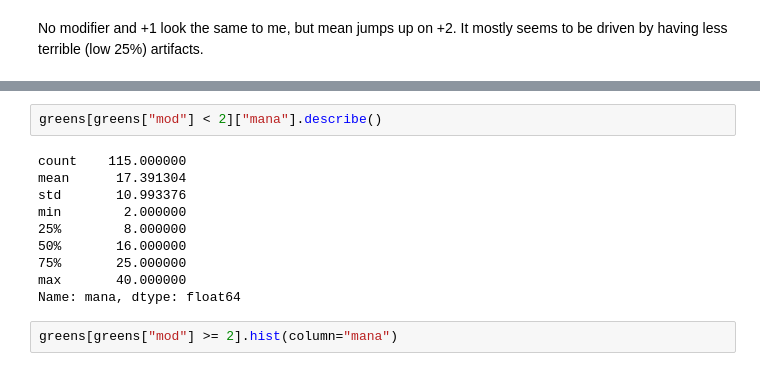
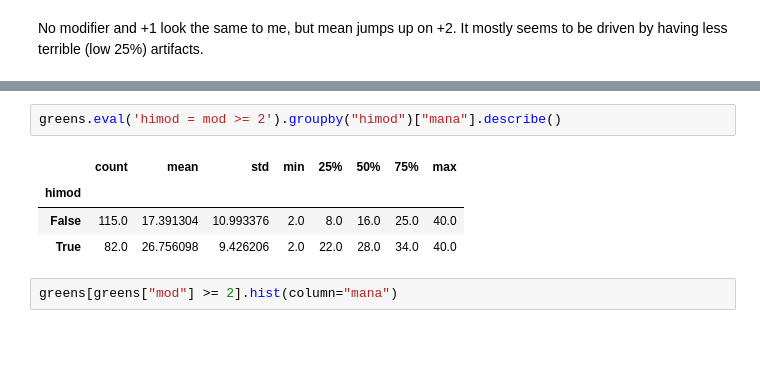
Before and after one commit to pabloernesto/dndsci, a Jupyter notebook: problem-2/analysis.ipynb, the cells around one changed output, grey strips where cells are left out. Cells and saved outputs as stored; diff of their text form; blank space fills up the shorter version.

Commit message:
problem-2: analysis, updated mod-mana means

```diff
--- a/problem-2/analysis.ipynb
+++ b/problem-2/analysis.ipynb
@@ -394,15 +382,10 @@ Name: mana, dtype: float64
 # %%
-greens[greens["mod"] < 2]["mana"].describe()
+greens.eval('himod = mod >= 2').groupby("himod")["mana"].describe()
 # %% [output]
-count    115.000000
-mean      17.391304
-std       10.993376
-min        2.000000
-25%        8.000000
-50%       16.000000
-75%       25.000000
-max       40.000000
-Name: mana, dtype: float64
+|  | count | mean | std | min | 25% | 50% | 75% | max |
+| himod |  |  |  |  |  |  |  |  |
+| False | 115.0 | 17.391304 | 10.993376 | 2.0 | 8.0 | 16.0 | 25.0 | 40.0 |
+| True | 82.0 | 26.756098 | 9.426206 | 2.0 | 22.0 | 28.0 | 34.0 | 40.0 |
 # %%
 greens[greens["mod"] >= 2].hist(column="mana")
 # %% [output]
```
Also changed, not shown: parts of 1 cell of this notebook.
